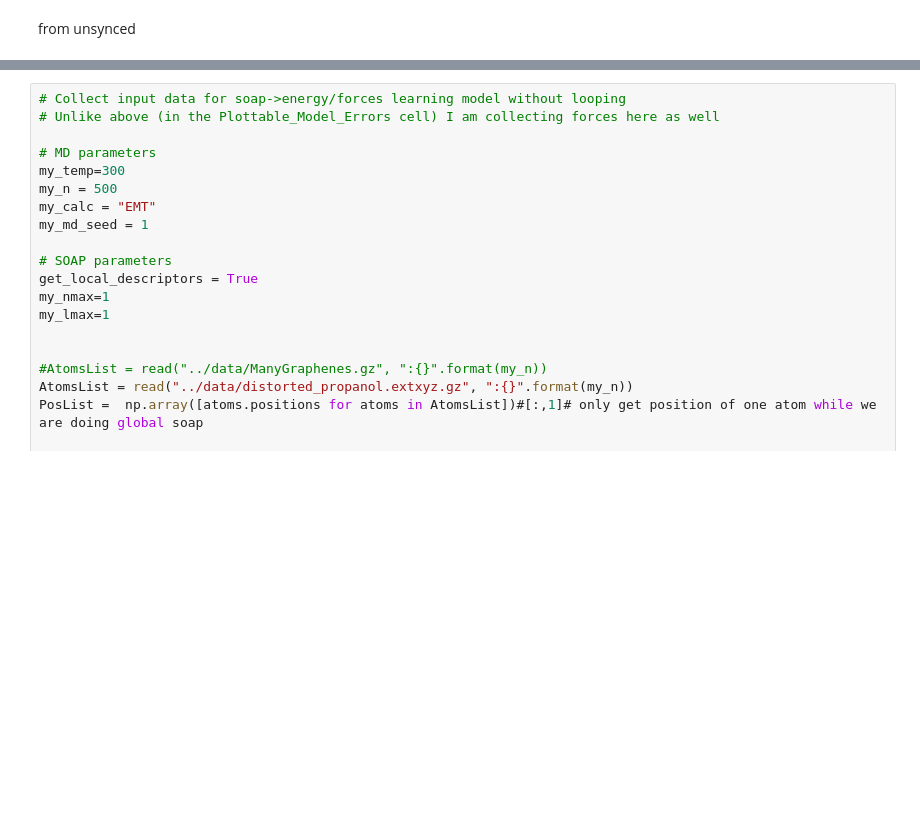
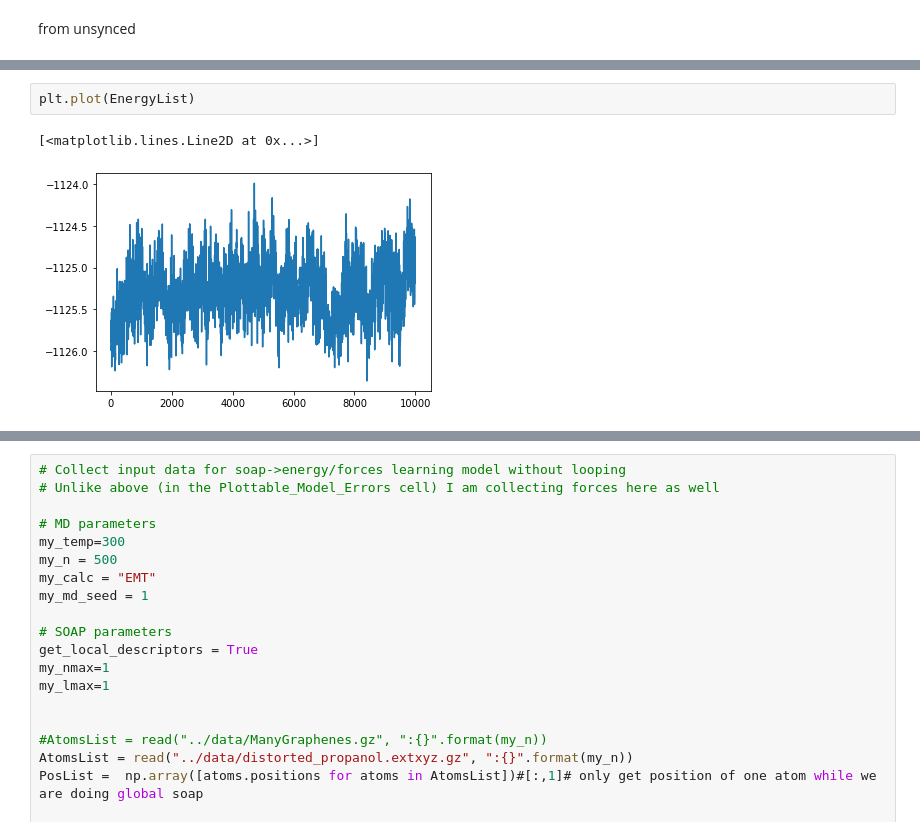
Before and after one commit to alvarovm/minigap, a Jupyter notebook: notebooks/miniGAP.ipynb, the cells around one changed output, grey strips where cells are left out. Cells and saved outputs as stored; diff of their text form; blank space fills up the shorter version.

```diff
--- a/notebooks/miniGAP.ipynb
+++ b/notebooks/miniGAP.ipynb
@@ -572,0 +583,5 @@ SoapDerivativeList, SoapList = get_dscribe_descriptors(AtomsList, species=["C",
+# %%
+plt.plot(EnergyList)
+# %% [output]
+[<matplotlib.lines.Line2D at 0x...>]
+[figure, added]
```
Also changed, not shown: parts of 13 cells of this notebook.
